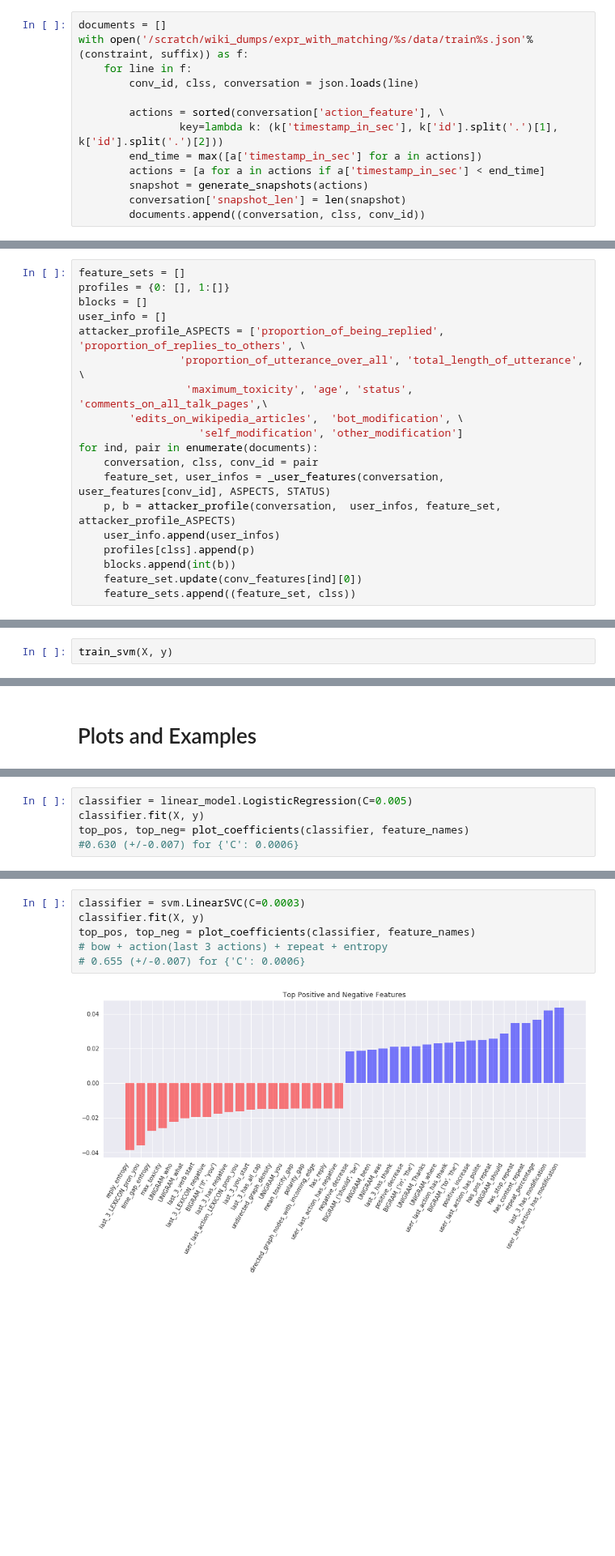
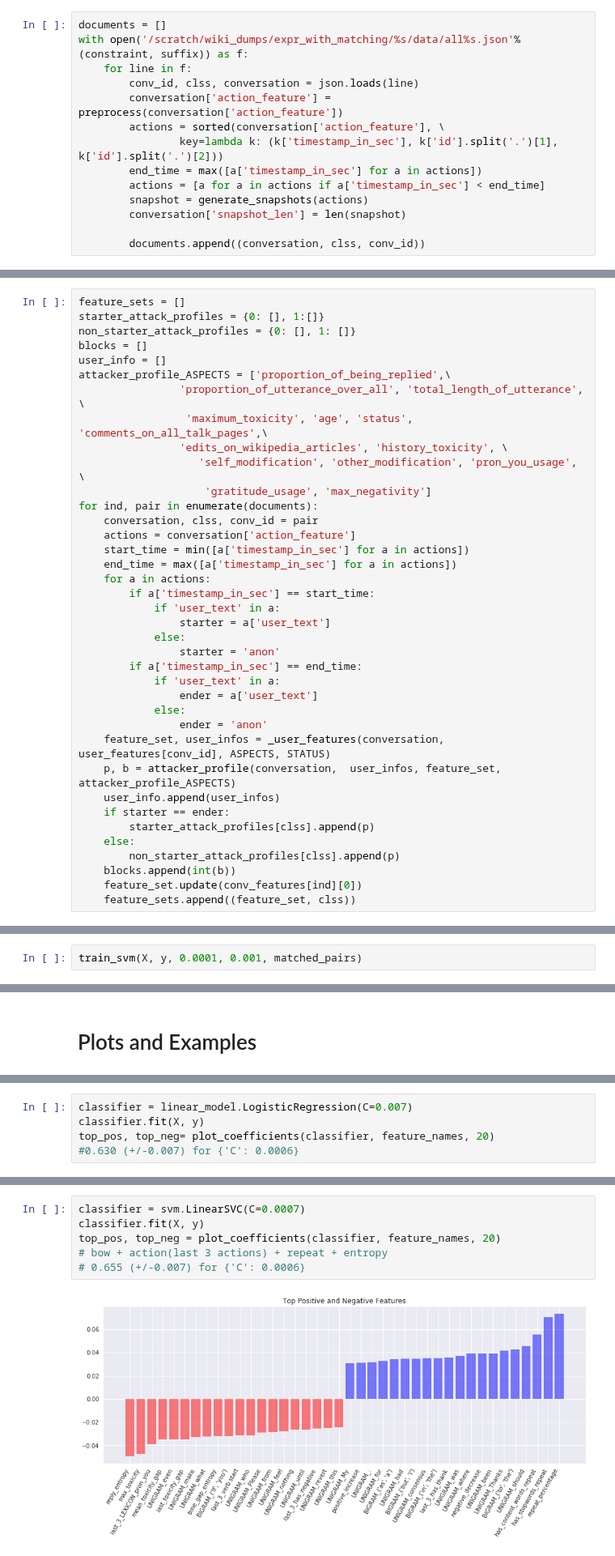
Before and after one commit to conversationai/wikidetox, a Jupyter notebook: conversation_classification/Prediction Task.ipynb, the cells around one changed output, grey strips where cells are left out. Shown at 81% size. Drawn from its saved outputs; the diff is of its cells as text; blank space fills up the shorter version.

```diff
--- a/conversation_classification/Prediction Task.ipynb
+++ b/conversation_classification/Prediction Task.ipynb
@@ -292,15 +377,16 @@ def train_svm(X, y):
 # %%
 documents = []
-with open('/scratch/wiki_dumps/expr_with_matching/%s/data/train%s.json'%(constraint, suffix)) as f:
+with open('/scratch/wiki_dumps/expr_with_matching/%s/data/all%s.json'%(constraint, suffix)) as f:
     for line in f:
         conv_id, clss, conversation = json.loads(line)
-
+        conversation['action_feature'] = preprocess(conversation['action_feature'])
         actions = sorted(conversation['action_feature'], \
                 key=lambda k: (k['timestamp_in_sec'], k['id'].split('.')[1], k['id'].split('.')[2]))
         end_time = max([a['timestamp_in_sec'] for a in actions])
         actions = [a for a in actions if a['timestamp_in_sec'] < end_time]
         snapshot = generate_snapshots(actions)
         conversation['snapshot_len'] = len(snapshot)
+
         documents.append((conversation, clss, conv_id))
 # %%
 random.shuffle(documents)
@@ -326,20 +424,39 @@ for pair in documents:
 conv_features = copy.deepcopy(feature_sets)
 # %%
 feature_sets = []
-profiles = {0: [], 1:[]}
+starter_attack_profiles = {0: [], 1:[]}
+non_starter_attack_profiles = {0: [], 1: []}
 blocks = []
 user_info = []
-attacker_profile_ASPECTS = ['proportion_of_being_replied', 'proportion_of_replies_to_others', \
+attacker_profile_ASPECTS = ['proportion_of_being_replied',\
                 'proportion_of_utterance_over_all', 'total_length_of_utterance', \
                  'maximum_toxicity', 'age', 'status', 'comments_on_all_talk_pages',\
-        'edits_on_wikipedia_articles',  'bot_modification', \
-                   'self_modification', 'other_modification']
+                'edits_on_wikipedia_articles', 'history_toxicity', \
+                   'self_modification', 'other_modification', 'pron_you_usage', \
+                    'gratitude_usage', 'max_negativity']
 for ind, pair in enumerate(documents):
     conversation, clss, conv_id = pair
+    actions = conversation['action_feature']
+    start_time = min([a['timestamp_in_sec'] for a in actions])
+    end_time = max([a['timestamp_in_sec'] for a in actions])
+    for a in actions:
+        if a['timestamp_in_sec'] == start_time:
+            if 'user_text' in a:
+                starter = a['user_text']
+            else:
+                starter = 'anon'
+        if a['timestamp_in_sec'] == end_time:
+            if 'user_text' in a:
+                ender = a['user_text']
+            else:
+                ender = 'anon'
     feature_set, user_infos = _user_features(conversation, user_features[conv_id], ASPECTS, STATUS)
     p, b = attacker_profile(conversation,  user_infos, feature_set, attacker_profile_ASPECTS)
     user_info.append(user_infos)
-    profiles[clss].append(p)
+    if starter == ender:
+        starter_attack_profiles[clss].append(p)
+    else:
+        non_starter_attack_profiles[clss].append(p)
     blocks.append(int(b))
     feature_set.update(conv_features[ind][0])
     feature_sets.append((feature_set, clss))
@@ -357,6 +474,6 @@ X, y, feature_names = documents2feature_vectors(feature_sets)
 0
 1000
 # %%
-train_svm(X, y)
+train_svm(X, y, 0.0001, 0.001, matched_pairs)
 # %% [output]
 Fitting
@@ -1186,8 +1595,8 @@ J Milburn
 Undead warrior
 7
 # %%
-classifier = linear_model.LogisticRegression(C=0.005)
+classifier = linear_model.LogisticRegression(C=0.007)
 classifier.fit(X, y)
-top_pos, top_neg= plot_coefficients(classifier, feature_names)
+top_pos, top_neg= plot_coefficients(classifier, feature_names, 20)
 #0.630 (+/-0.007) for {'C': 0.0006}
 # %% [output]
@@ -1203,13 +1611,13 @@ plot_feature_distribution(feature_sets, top_neg)
 finish collecting
 [figure]
 # %%
-classifier = svm.LinearSVC(C=0.0003)
+classifier = svm.LinearSVC(C=0.0007)
 classifier.fit(X, y)
-top_pos, top_neg = plot_coefficients(classifier, feature_names)
+top_pos, top_neg = plot_coefficients(classifier, feature_names, 20)
 # bow + action(last 3 actions) + repeat + entropy
 # 0.655 (+/-0.007) for {'C': 0.0006}
 # %% [output]
-[figure, old version]
+[figure, new version]
 # %%
 # Output Feature Names
 # %%
```
Also changed, not shown: parts of 38 cells of this notebook, 8 other files.
